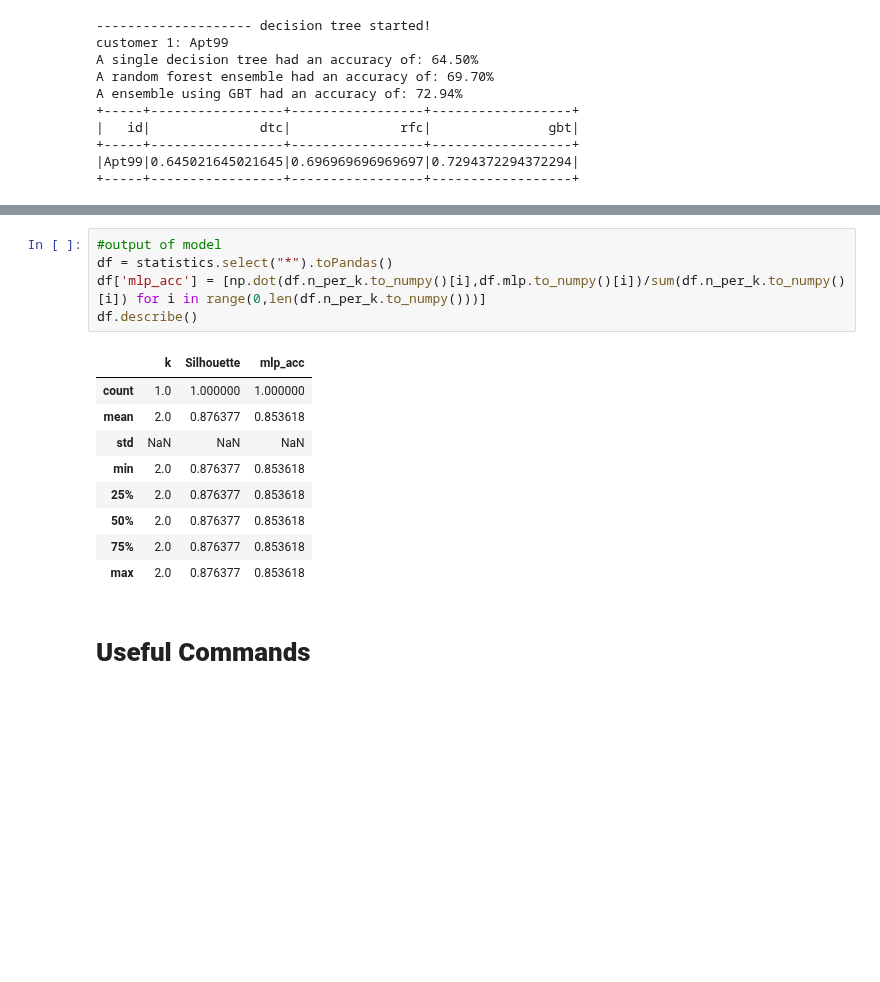
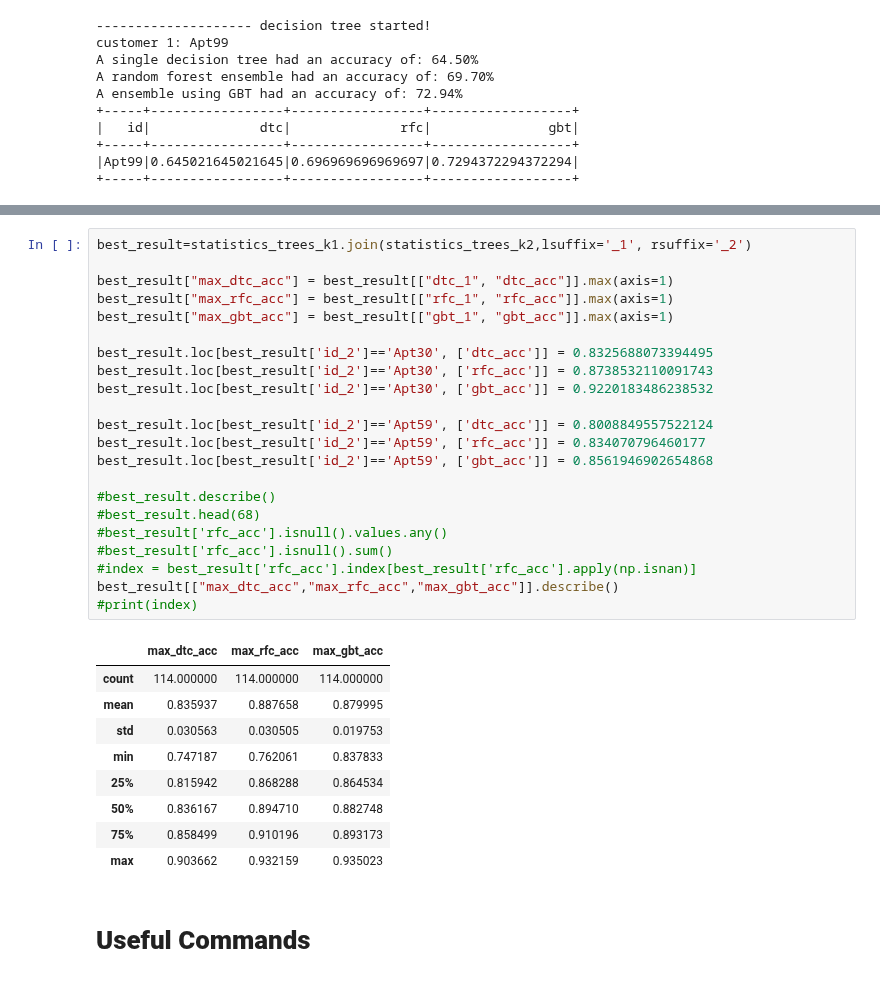
Before and after one commit to soroushomidvar/anomaly-detection, a Jupyter notebook: Spark Model.ipynb, the cells around one changed output, grey strips where cells are left out. Saved outputs shown, nothing was run; the diff lists cells and outputs as text; blank space fills up the shorter version.

```diff
--- a/Spark Model.ipynb
+++ b/Spark Model.ipynb
@@ -1062,18 +1151,35 @@ best k= 2
-# %%
-#output of model
-df = statistics.select("*").toPandas()
-df['mlp_acc'] = [np.dot(df.n_per_k.to_numpy()[i],df.mlp.to_numpy()[i])/sum(df.n_per_k.to_numpy()[i]) for i in range(0,len(df.n_per_k.to_numpy()))]
-df.describe()
-# %% [output]
-|  | k | Silhouette | mlp_acc |
-| count | 1.0 | 1.000000 | 1.000000 |
-| mean | 2.0 | 0.876377 | 0.853618 |
-| std | NaN | NaN | NaN |
-| min | 2.0 | 0.876377 | 0.853618 |
-| 25% | 2.0 | 0.876377 | 0.853618 |
-| 50% | 2.0 | 0.876377 | 0.853618 |
-| 75% | 2.0 | 0.876377 | 0.853618 |
-| max | 2.0 | 0.876377 | 0.853618 |
+# %%
+best_result=statistics_trees_k1.join(statistics_trees_k2,lsuffix='_1', rsuffix='_2')
+
+best_result["max_dtc_acc"] = best_result[["dtc_1", "dtc_acc"]].max(axis=1)
+best_result["max_rfc_acc"] = best_result[["rfc_1", "rfc_acc"]].max(axis=1)
+best_result["max_gbt_acc"] = best_result[["gbt_1", "gbt_acc"]].max(axis=1)
+
+best_result.loc[best_result['id_2']=='Apt30', ['dtc_acc']] = 0.8325688073394495
+best_result.loc[best_result['id_2']=='Apt30', ['rfc_acc']] = 0.8738532110091743
+best_result.loc[best_result['id_2']=='Apt30', ['gbt_acc']] = 0.9220183486238532
+
+best_result.loc[best_result['id_2']=='Apt59', ['dtc_acc']] = 0.8008849557522124
+best_result.loc[best_result['id_2']=='Apt59', ['rfc_acc']] = 0.834070796460177
+best_result.loc[best_result['id_2']=='Apt59', ['gbt_acc']] = 0.8561946902654868
+
+#best_result.describe()
+#best_result.head(68)
+#best_result['rfc_acc'].isnull().values.any()
+#best_result['rfc_acc'].isnull().sum()
+#index = best_result['rfc_acc'].index[best_result['rfc_acc'].apply(np.isnan)]
+best_result[["max_dtc_acc","max_rfc_acc","max_gbt_acc"]].describe()
+#print(index)
+# %% [output]
+|  | max_dtc_acc | max_rfc_acc | max_gbt_acc |
+| count | 114.000000 | 114.000000 | 114.000000 |
+| mean | 0.835937 | 0.887658 | 0.879995 |
+| std | 0.030563 | 0.030505 | 0.019753 |
+| min | 0.747187 | 0.762061 | 0.837833 |
+| 25% | 0.815942 | 0.868288 | 0.864534 |
+| 50% | 0.836167 | 0.894710 | 0.882748 |
+| 75% | 0.858499 | 0.910196 | 0.893173 |
+| max | 0.903662 | 0.932159 | 0.935023 |
 # %% [markdown]
 # **Useful Commands**
 # %%
```
Also changed, not shown: parts of 11 cells of this notebook, 1 other file.
